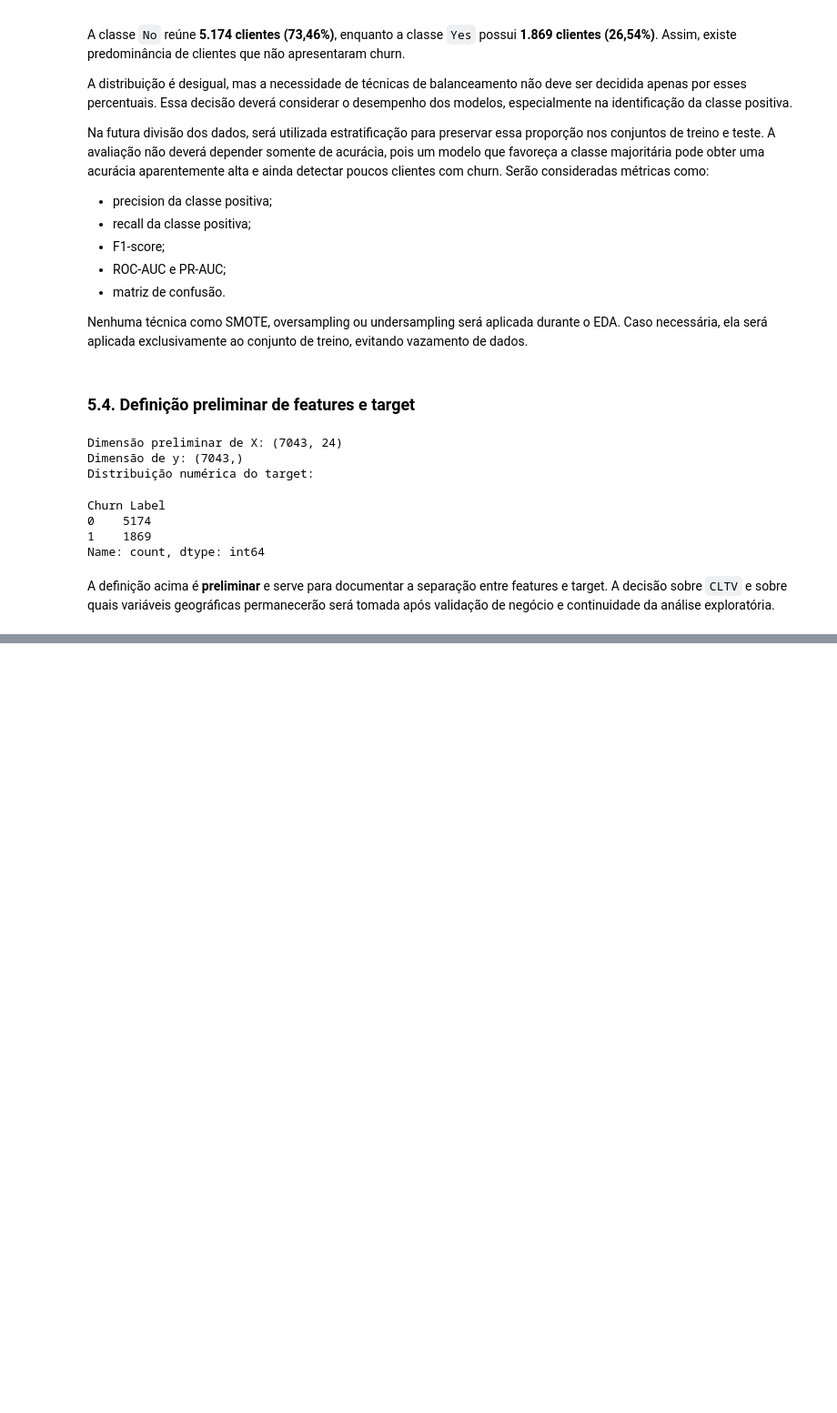
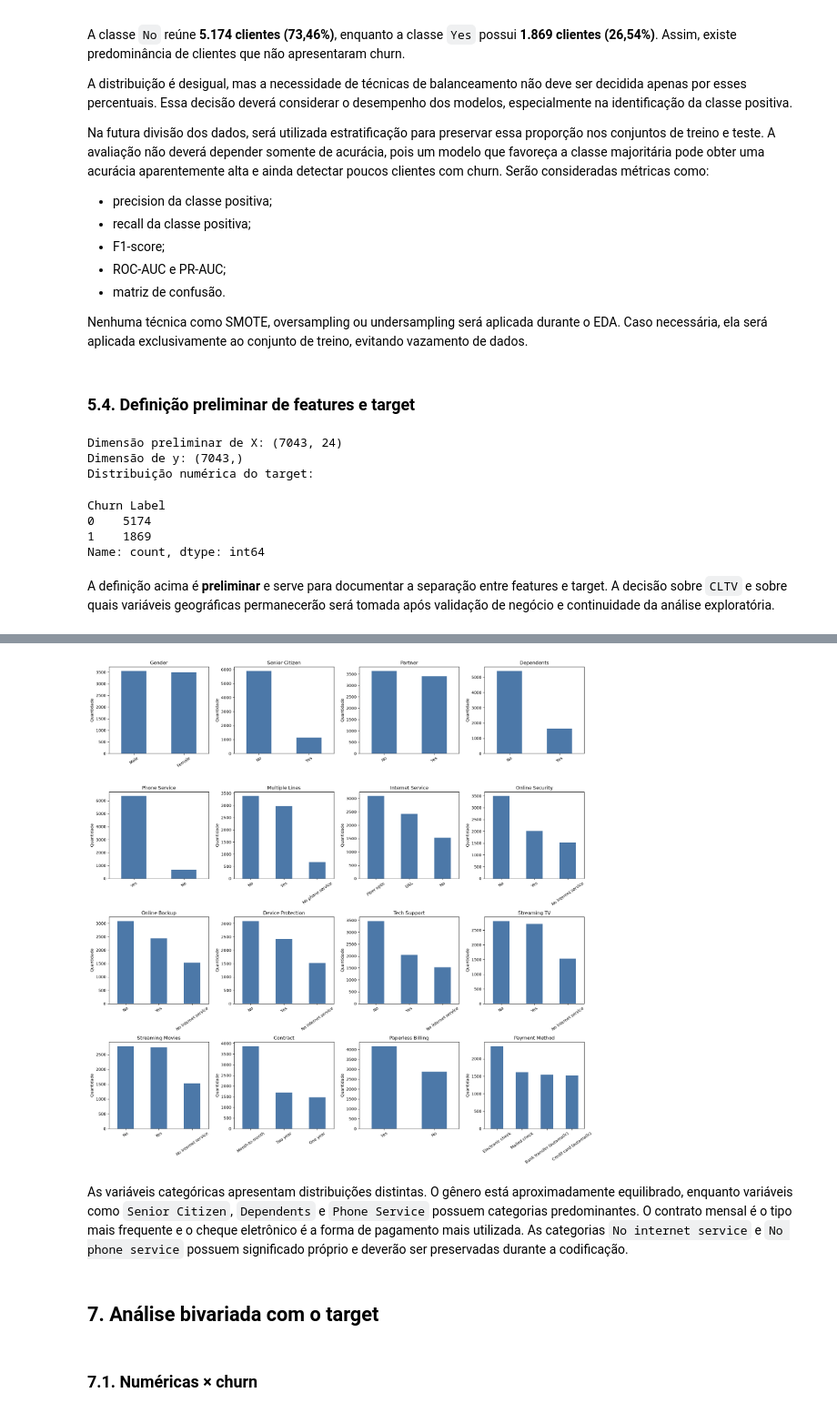
Before and after one commit to alinepmarcondes/TechChallenge1, a Jupyter notebook: notebooks/01_eda.ipynb, the cells around one changed output, grey strips where cells are left out. Shown at 91% size. Drawn from its saved outputs; the diff is of its cells as text; code cells hidden in the pictures; blank space fills up the shorter version.

Commit message:
feat(eda): completa análises e consolida insights de churn

```diff
--- a/notebooks/01_eda.ipynb
+++ b/notebooks/01_eda.ipynb
@@ -597,0 +744,18 @@ A definição acima é **preliminar** e serve para documentar a separação entr
+# %%
+def category_distribution(data, column):
+    counts = data[column].value_counts(dropna=False)
+    percentages = (
+        data[column]
+        .value_counts(dropna=False, normalize=True)
+        .mul(100)
+        .round(2)
+    )
+
+    return pd.DataFrame({
+        "Quantidade": counts,
+        "Percentual (%)": percentages,
+    })
+# %%
+for column in categorical_columns:
+    print(f"\n{column}")
+    display(category_distribution(df, column))
@@ -597,0 +795,28 @@ A definição acima é **preliminar** e serve para documentar a separação entr
+# %%
+fig, axes = plt.subplots(4, 4, figsize=(18, 18))
+axes = axes.flatten()
+
+for column, ax in zip(categorical_columns, axes):
+    counts = df[column].value_counts()
+
+    counts.plot(
+        kind="bar",
+        ax=ax,
+        color="#4C78A8",
+    )
+
+    ax.set_title(column)
+    ax.set_xlabel("")
+    ax.set_ylabel("Quantidade")
+    ax.tick_params(axis="x", rotation=35)
+
+plt.tight_layout()
+plt.show()
+# %% [output]
+[figure, added]
+# %% [markdown]
+As variáveis categóricas apresentam distribuições distintas. O gênero está aproximadamente equilibrado, enquanto variáveis como `Senior Citizen`, `Dependents` e `Phone Service` possuem categorias predominantes. O contrato mensal é o tipo mais frequente e o cheque eletrônico é a forma de pagamento mais utilizada. As categorias `No internet service` e `No phone service` possuem significado próprio e deverão ser preservadas durante a codificação.
+# %% [markdown]
+## 7. Análise bivariada com o target
+# %% [markdown]
+### 7.1. Numéricas × churn
```
Also changed, not shown: parts of 48 cells of this notebook.
